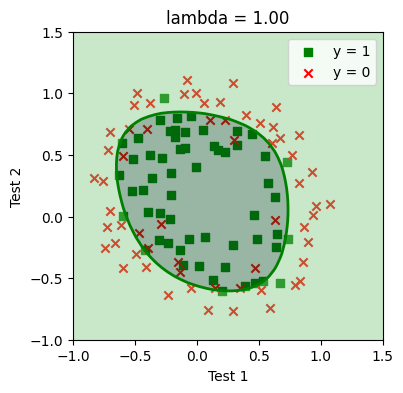
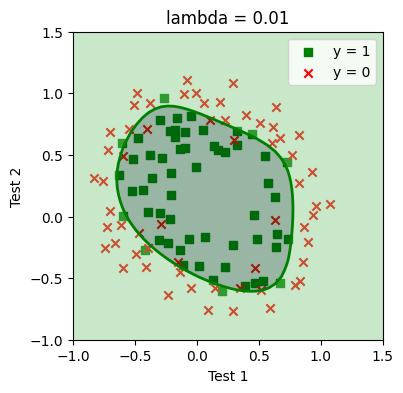
Code edit (unified diff) that turned the first committed figure into the second:
--- before
+++ after
@@ -3,26 +3,27 @@
 
 # Set regularization parameter lambda to 1 (you should vary this)
-lambda_ = 1
+for lambda_ in [0.01, 1, 10]:
 
-# set options for optimize.minimize
-options= {'maxiter': 100}
 
-res = optimize.minimize(costFunctionReg, initial_theta,(X, y, lambda_), jac=True, method='TNC', options=options)
+    # set options for optimize.minimize
+    options= {'maxiter': 100}
 
-# the fun attribute of OptimizeResult object returns the value of costFunction at optimized theta
-cost = res.fun
+    res = optimize.minimize(costFunctionReg, initial_theta,(X, y, lambda_), jac=True, method='TNC', options=options)
 
-# the optimized theta is in the x attribute of the result
-theta = res.x
-utils.plotDecisionBoundary(plotData, theta, X, y)
-plt.xlabel('Test 1')
-plt.ylabel('Test 2')
-plt.legend(['y = 1', 'y = 0'])
-plt.grid(False)
-plt.title('lambda = %0.2f' % lambda_)
+    # the fun attribute of OptimizeResult object returns the value of costFunction at optimized theta
+    cost = res.fun
 
-# Compute accuracy on our training set
-p = predict(theta, X)
+    # the optimized theta is in the x attribute of the result
+    theta = res.x
+    utils.plotDecisionBoundary(plotData, theta, X, y)
+    plt.xlabel('Test 1')
+    plt.ylabel('Test 2')
+    plt.legend(['y = 1', 'y = 0'])
+    plt.grid(False)
+    plt.title('lambda = %0.2f' % lambda_)
 
-print('Train Accuracy: %.1f %%' % (np.mean(p == y) * 100))
-print('Expected accuracy (with lambda = 1): 83.1 % (approx)\n')
+    # Compute accuracy on our training set
+    p = predict(theta, X)
+
+    print(f'Train Accuracy (with lambda = {lambda_}): %.1f %%' % (np.mean(p == y) * 100))
+    print('Expected accuracy (with lambda = 1): 83.1 % (approx)\n')

Commit: Avancé TP2